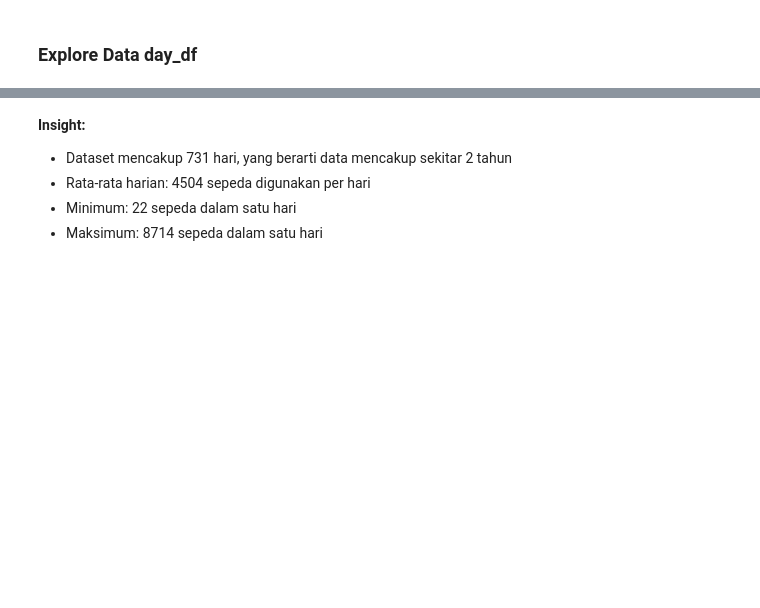
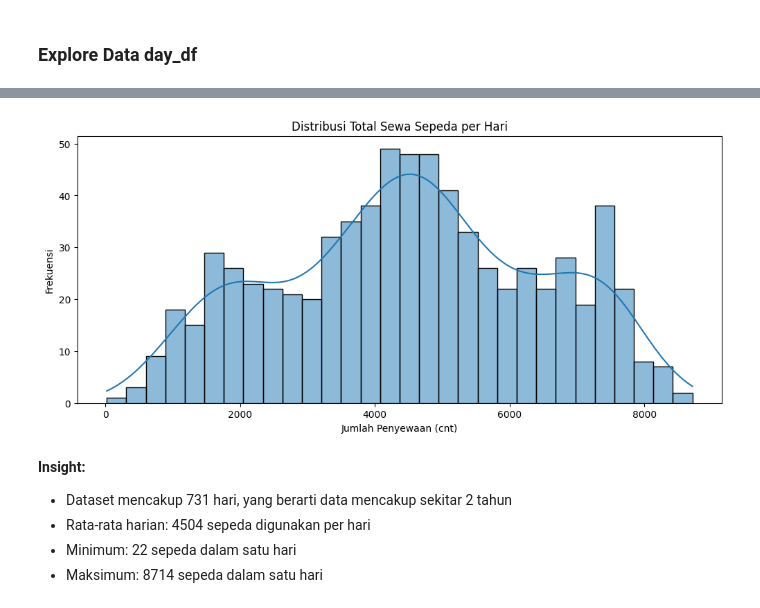
Before and after one commit to agummds/Data-Analisis, a Jupyter notebook: Submission.ipynb, the cells around one changed output, grey strips where cells are left out. Saved outputs shown, nothing was run; the diff lists cells and outputs as text; code cells hidden in the pictures; blank space fills up the shorter version.

```diff
--- a/Submission.ipynb
+++ b/Submission.ipynb
@@ -162,6 +162,16 @@ day_df.describe(include="all")
 | 50% | 366.000000 | NaN | 3.000000 | 1.000000 | 7.000000 | 0.000000 | 3.000000 | 1.000000 | 1.000000 | 0.498333 | ... |
 | 75% | 548.500000 | NaN | 3.000000 | 1.000000 | 10.000000 | 0.000000 | 5.000000 | 1.000000 | 2.000000 | 0.655417 | ... |
 | max | 731.000000 | NaN | 4.000000 | 1.000000 | 12.000000 | 1.000000 | 6.000000 | 1.000000 | 3.000000 | 0.861667 | ... |
+# %%
+# EDA Univariate (Distribusi data untuk variabel numerik)
+plt.figure(figsize=(12, 5))
+sns.histplot(day_df["cnt"], bins=30, kde=True)
+plt.title("Distribusi Total Sewa Sepeda per Hari")
+plt.xlabel("Jumlah Penyewaan (cnt)")
+plt.ylabel("Frekuensi")
+plt.show()
+# %% [output]
+[figure, added]
 # %% [markdown]
 **Insight:**
 - Dataset mencakup 731 hari, yang berarti data mencakup sekitar 2 tahun
```
Also changed, not shown: parts of 36 cells of this notebook.
